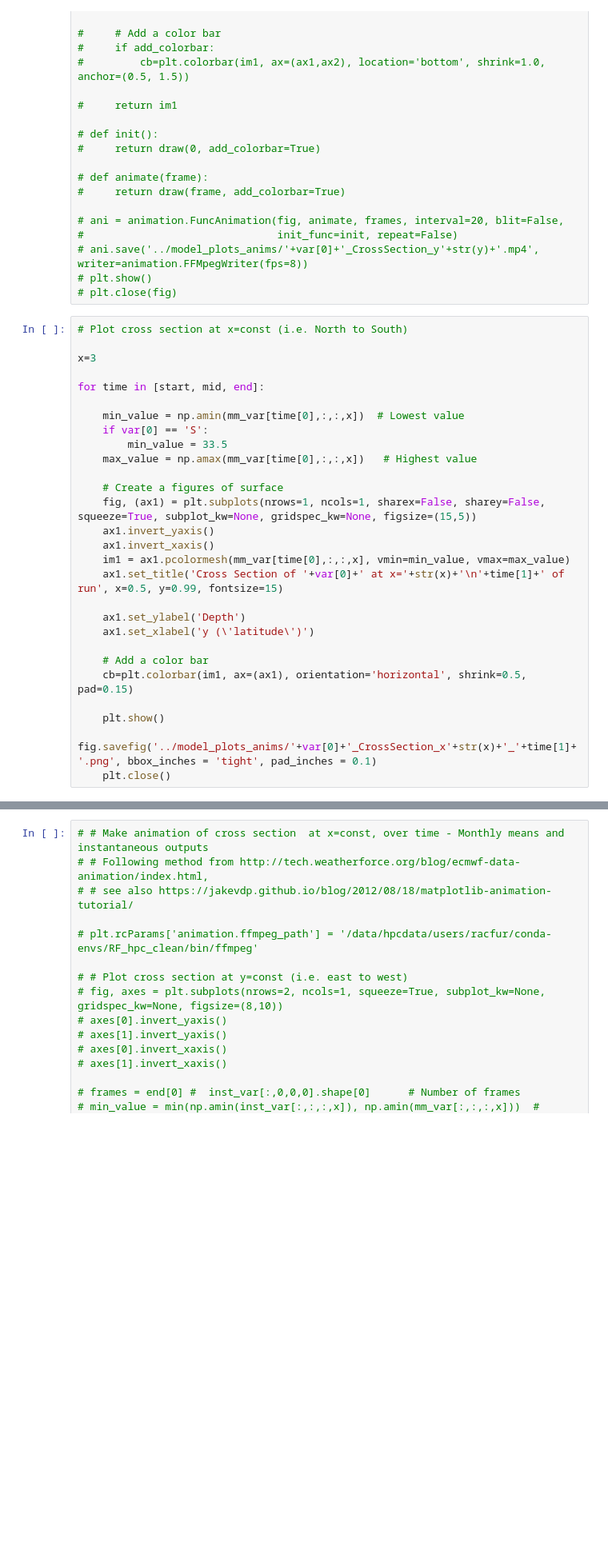
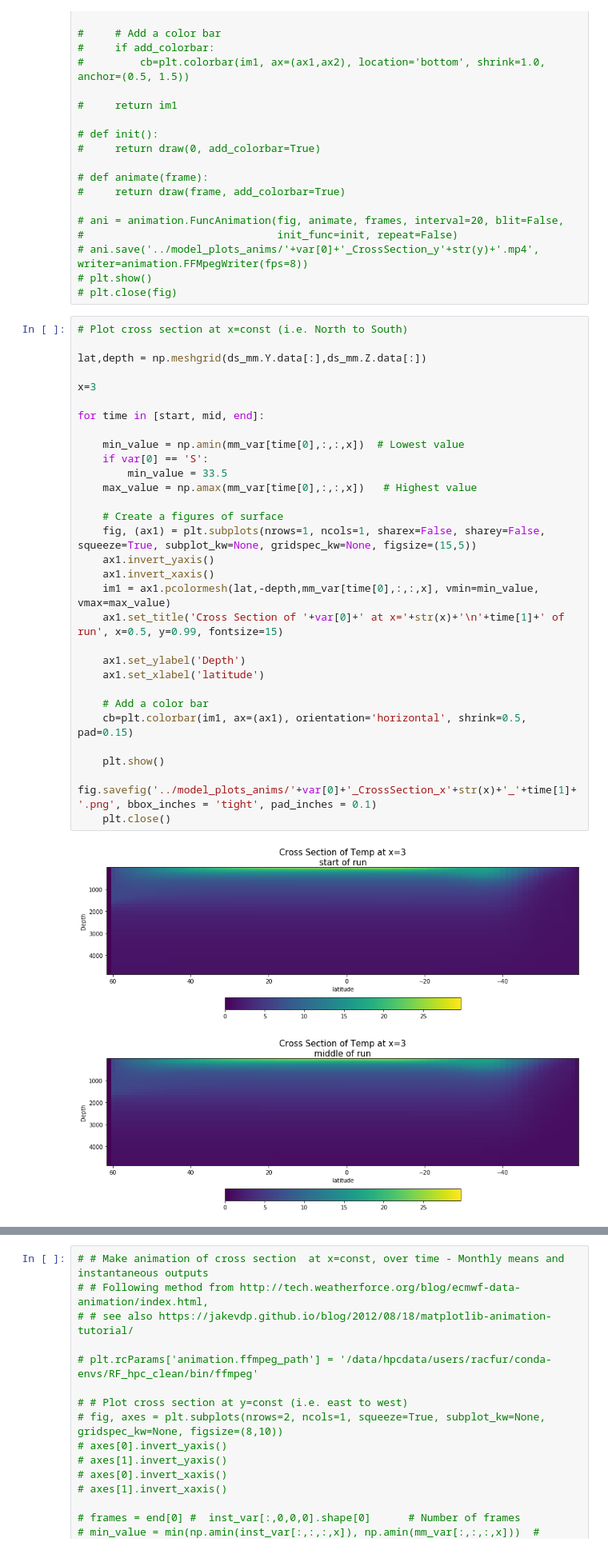
Before and after one commit to RachelFurner/DynamicPrediction, a Jupyter notebook: Model_Plots.ipynb, the cells around one changed output, grey strips where cells are left out. Shown: that part at 80% size. Saved outputs shown, nothing was run; the diff lists cells and outputs as text; blank space fills up the shorter version.

```diff
--- a/Model_Plots.ipynb
+++ b/Model_Plots.ipynb
@@ -257,29 +277,34 @@ for time in [start, mid, end]:
 # plt.close(fig)
 # %%
 # Plot cross section at x=const (i.e. North to South)
+
+lat,depth = np.meshgrid(ds_mm.Y.data[:],ds_mm.Z.data[:])
 
 x=3
 
 for time in [start, mid, end]:
 
     min_value = np.amin(mm_var[time[0],:,:,x])  # Lowest value
     if var[0] == 'S':
         min_value = 33.5
     max_value = np.amax(mm_var[time[0],:,:,x])   # Highest value
 
     # Create a figures of surface
     fig, (ax1) = plt.subplots(nrows=1, ncols=1, sharex=False, sharey=False, squeeze=True, subplot_kw=None, gridspec_kw=None, figsize=(15,5))
     ax1.invert_yaxis()
     ax1.invert_xaxis()
-    im1 = ax1.pcolormesh(mm_var[time[0],:,:,x], vmin=min_value, vmax=max_value)
+    im1 = ax1.pcolormesh(lat,-depth,mm_var[time[0],:,:,x], vmin=min_value, vmax=max_value)
     ax1.set_title('Cross Section of '+var[0]+' at x='+str(x)+'\n'+time[1]+' of run', x=0.5, y=0.99, fontsize=15)
 
     ax1.set_ylabel('Depth')
-    ax1.set_xlabel('y (\'latitude\')')
+    ax1.set_xlabel('latitude')
 
     # Add a color bar
     cb=plt.colorbar(im1, ax=(ax1), orientation='horizontal', shrink=0.5, pad=0.15)
 
     plt.show()
     fig.savefig('../model_plots_anims/'+var[0]+'_CrossSection_x'+str(x)+'_'+time[1]+'.png', bbox_inches = 'tight', pad_inches = 0.1)
     plt.close()
+# %% [output]
+[figure, added]
+[figure, added]
```
Also changed, not shown: parts of 9 cells of this notebook, 1 other file.
